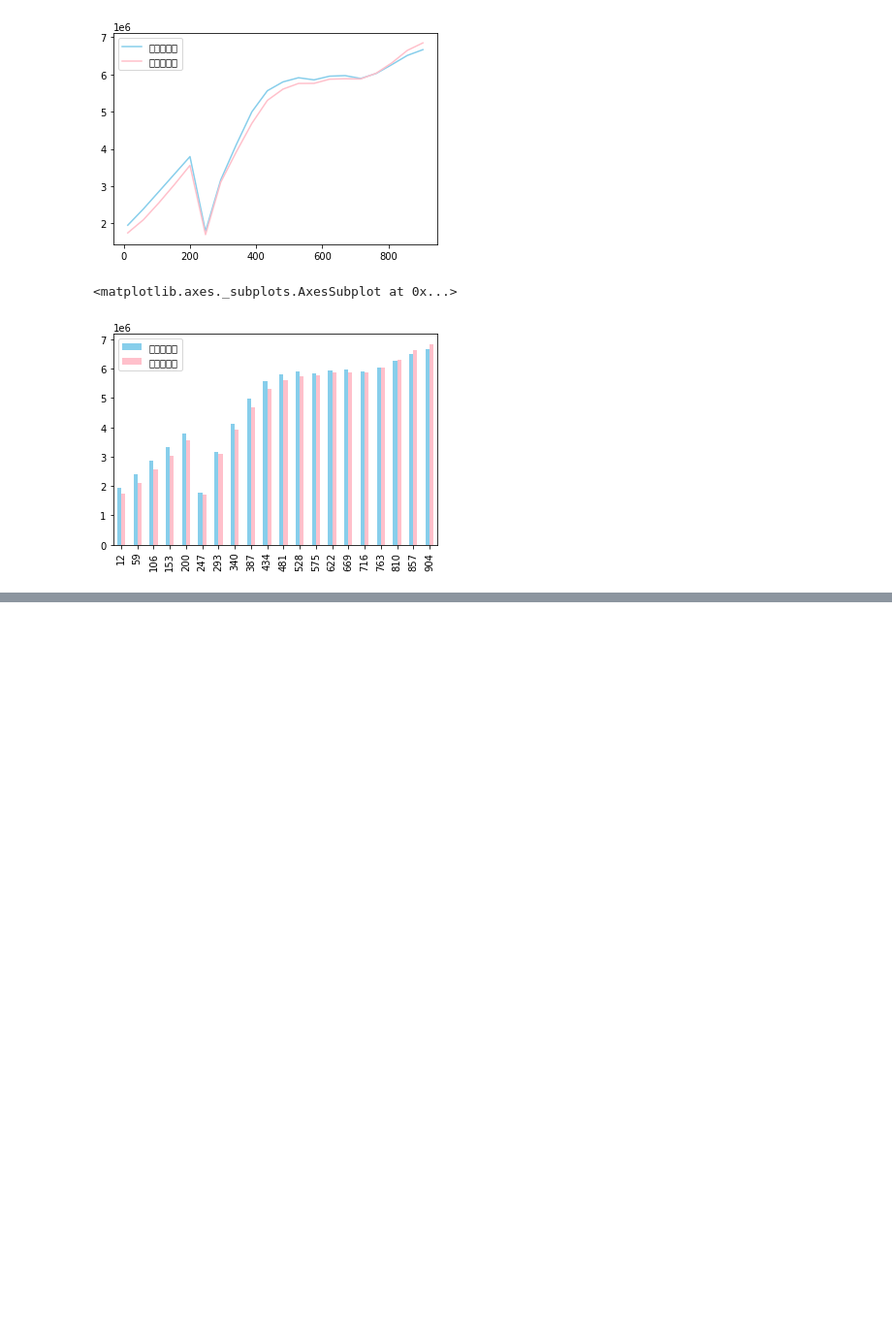
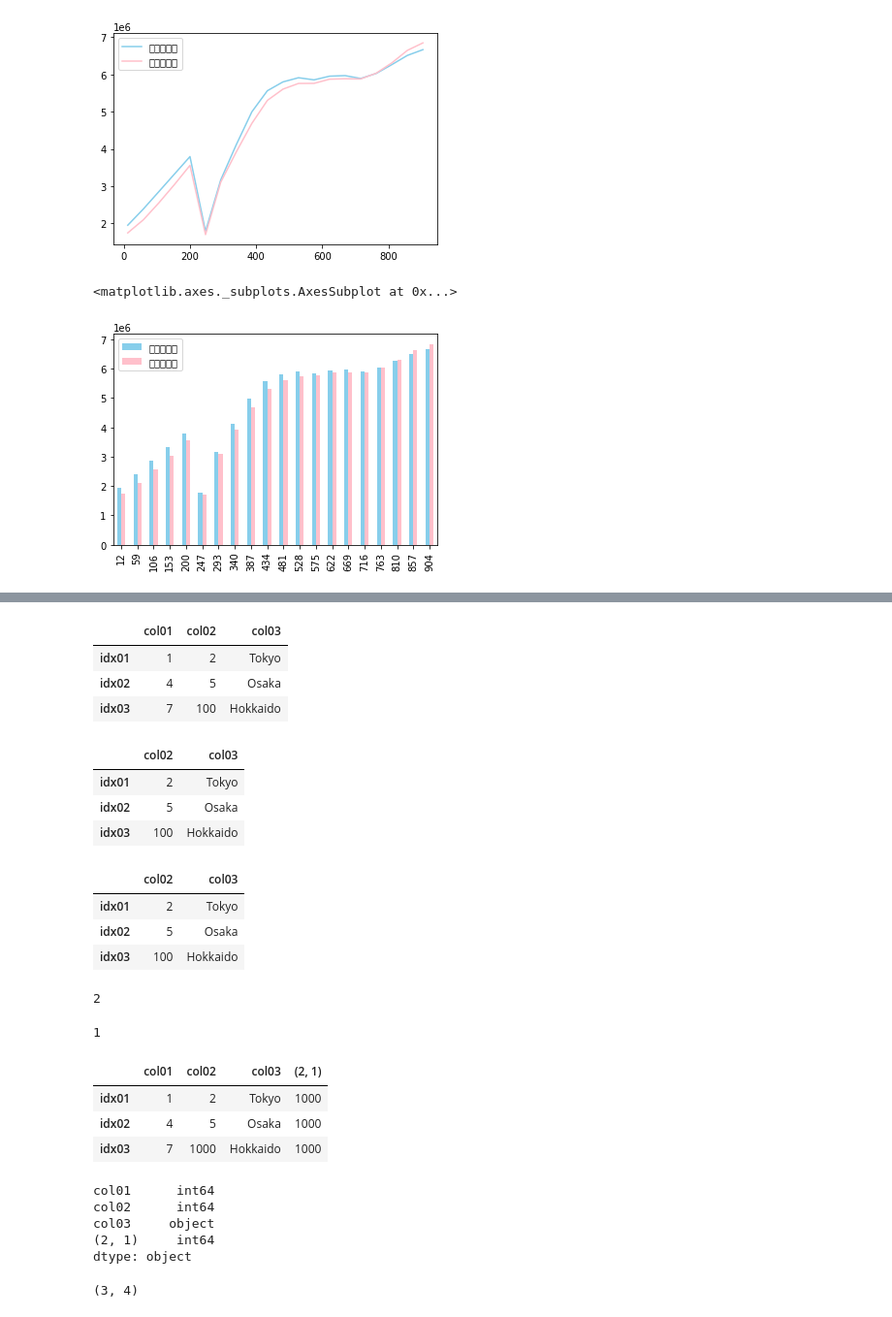
Before and after one commit to nin844/it_practice, a Jupyter notebook: pandas01.ipynb, the cells around one changed output, grey strips where cells are left out. Shown at 97% size. Drawn from its saved outputs; the diff is of its cells as text; code cells hidden in the pictures; blank space fills up the shorter version.

```diff
--- a/pandas01.ipynb
+++ b/pandas01.ipynb
@@ -246,0 +429,5 @@ df_population_data[df_population_data['都道府県名']=='東京都'][['人口
+# %%
+df = pd.DataFrame([[1,2,3],[4,5,6],[7,8,9]],
+                  columns=['col01','col02','col03'],
+                  index = ['idx01','idx02','idx03'])
+df
@@ -246,0 +450,3 @@ df_population_data[df_population_data['都道府県名']=='東京都'][['人口
+# %%
+# 要素の値を変更する
+df.loc['idx03','col02']=100
@@ -246,0 +460,54 @@ df_population_data[df_population_data['都道府県名']=='東京都'][['人口
+# %%
+# 配列を使って、列ごと値を変更する
+df.loc[:,'col03']=['Tokyo','Osaka','Hokkaido']
+df
+# %% [output]
+|  | col01 | col02 | col03 |
+| idx01 | 1 | 2 | Tokyo |
+| idx02 | 4 | 5 | Osaka |
+| idx03 | 7 | 100 | Hokkaido |
+# %%
+df.loc[:,'col02':'col03']
+# %% [output]
+|  | col02 | col03 |
+| idx01 | 2 | Tokyo |
+| idx02 | 5 | Osaka |
+| idx03 | 100 | Hokkaido |
+# %%
+df.iloc[:, 1:3]
+# %% [output]
+|  | col02 | col03 |
+| idx01 | 2 | Tokyo |
+| idx02 | 5 | Osaka |
+| idx03 | 100 | Hokkaido |
+# %%
+# 配列にしたときの位置を取得する(0から始まる)
+df.index.get_loc('idx03')
+# %% [output]
+2
+# %%
+df.columns.get_loc('col02')
+# %% [output]
+1
+# %%
+df.iloc[df.index.get_loc('idx03'),df.columns.get_loc('col02')]=1000
+df
+# %% [output]
+|  | col01 | col02 | col03 | (2, 1) |
+| idx01 | 1 | 2 | Tokyo | 1000 |
+| idx02 | 4 | 5 | Osaka | 1000 |
+| idx03 | 7 | 1000 | Hokkaido | 1000 |
+# %%
+#　データフレームの要素のタイプ
+df.dtypes
+# %% [output]
+col01      int64
+col02      int64
+col03     object
+(2, 1)     int64
+dtype: object
+# %%
+# データフレームの行列数
+df.shape
+# %% [output]
+(3, 4)
```
Also changed, not shown: parts of 39 cells of this notebook.
